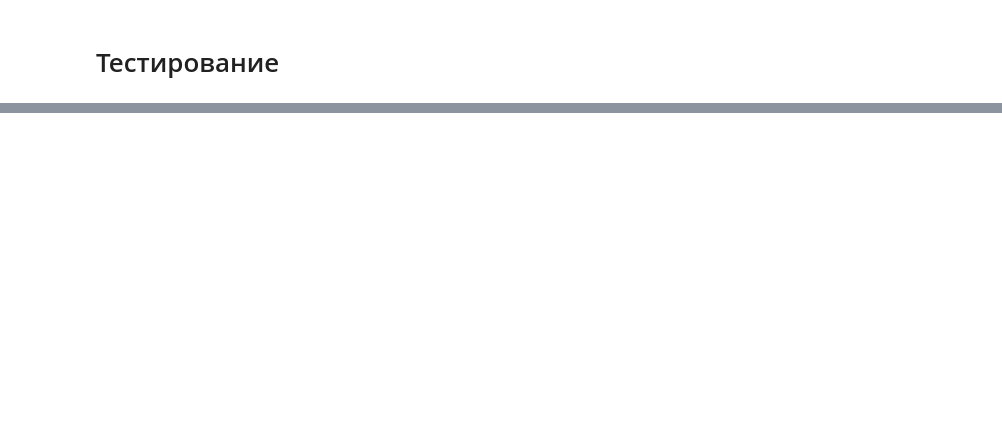
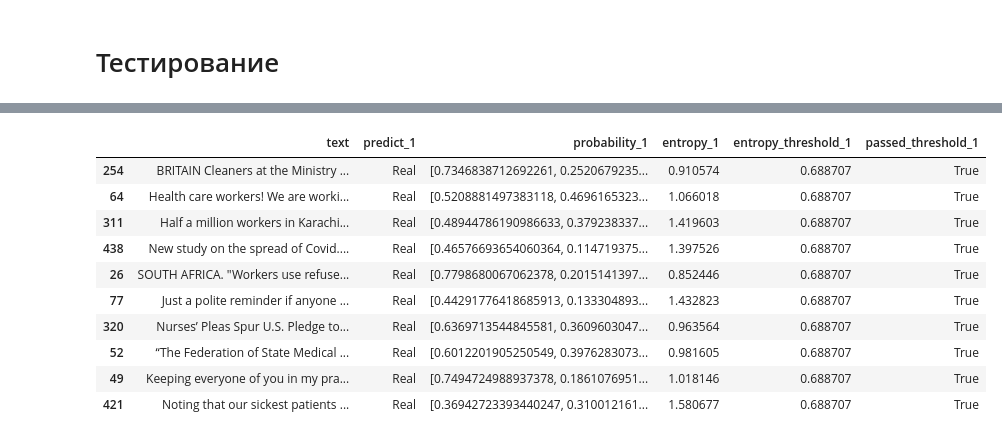
Before and after one commit to AntonSHBK/covid_fake, a Jupyter notebook: facebook_test.ipynb, the cells around one changed output, grey strips where cells are left out. Cells and saved outputs as stored; diff of their text form; code cells hidden in the pictures; blank space fills up the shorter version.

```diff
--- a/facebook_test.ipynb
+++ b/facebook_test.ipynb
@@ -313,2 +393,27 @@ test_results_df.sample(10)
+# %%
+import pandas as pd
+
+pd.options.display.max_colwidth = 300
+
+columns_to_keep = [
+    "text", "predict_1", "probability_1", "entropy_1", "entropy_threshold_1", "passed_threshold_1"
+]
+
+test_results_df.loc[
+    (test_results_df["predict_1"] == "Real") & (test_results_df["passed_threshold_1"] == True),
+    columns_to_keep
+].sample(10)
+# %% [output]
+|  | text | predict_1 | probability_1 | entropy_1 | entropy_threshold_1 | passed_threshold_1 |
+| 254 | BRITAIN Cleaners at the Ministry ... | Real | [0.7346838712692261, 0.2520679235... | 0.910574 | 0.688707 | True |
+| 64 | Health care workers! We are worki... | Real | [0.5208881497383118, 0.4696165323... | 1.066018 | 0.688707 | True |
+| 311 | Half a million workers in Karachi... | Real | [0.48944786190986633, 0.379238337... | 1.419603 | 0.688707 | True |
+| 438 | New study on the spread of Covid.... | Real | [0.46576693654060364, 0.114719375... | 1.397526 | 0.688707 | True |
+| 26 | SOUTH AFRICA. "Workers use refuse... | Real | [0.7798680067062378, 0.2015141397... | 0.852446 | 0.688707 | True |
+| 77 | Just a polite reminder if anyone ... | Real | [0.44291776418685913, 0.133304893... | 1.432823 | 0.688707 | True |
+| 320 | Nurses’ Pleas Spur U.S. Pledge to... | Real | [0.6369713544845581, 0.3609603047... | 0.963564 | 0.688707 | True |
+| 52 | “The Federation of State Medical ... | Real | [0.6012201905250549, 0.3976283073... | 0.981605 | 0.688707 | True |
+| 49 | Keeping everyone of you in my pra... | Real | [0.7494724988937378, 0.1861076951... | 1.018146 | 0.688707 | True |
+| 421 | Noting that our sickest patients ... | Real | [0.36942723393440247, 0.310012161... | 1.580677 | 0.688707 | True |
 # %%
 test_results_df['predict_1'].value_counts()
```
Also changed, not shown: parts of 7 cells of this notebook, 5 other files.
